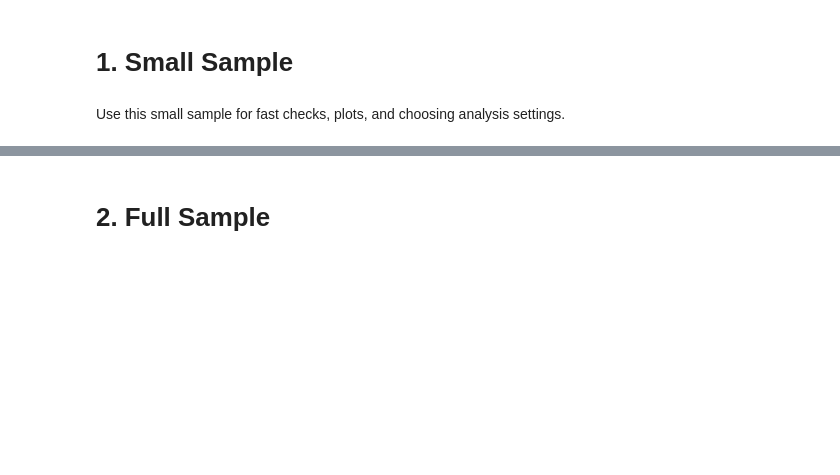
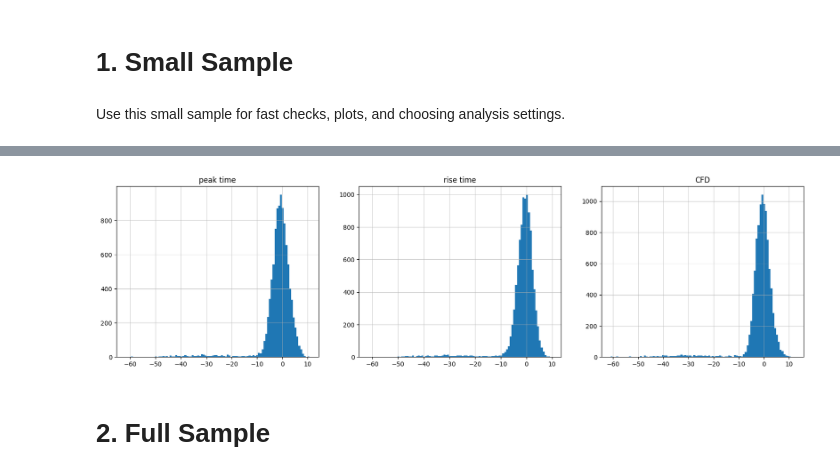
Before and after one commit to TAU-neutrino-lab/PMT-characterization, a Jupyter notebook: PMT-calibration/generic_selection.ipynb, the cells around one changed output, grey strips where cells are left out. Saved outputs shown, nothing was run; the diff lists cells and outputs as text; code cells hidden in the pictures; blank space fills up the shorter version.

```diff
--- a/PMT-calibration/generic_selection.ipynb
+++ b/PMT-calibration/generic_selection.ipynb
@@ -158,0 +322,23 @@ save_plot(fig, save_plots, save_dir, file_nickname, f"basline_quality_{max_sampl
+# %%
+%time
+def charge_around_peak(
+    time_ns,
+    waveform_mV,
+    peak_time_ns,
+    pre_ns=20,
+    post_ns=80,
+):
+
+    mask = (
+        (time_ns >= peak_time_ns - pre_ns)
+        &
+        (time_ns <= peak_time_ns + post_ns)
+    )
+
+    return np.trapezoid(
+        waveform_mV[mask],
+        time_ns[mask],
+    )
+
+q_peak = [ charge_around_peak( time_ns, waveform, peak_time_ns, pre_ns=20, post_ns=80 )
+    for waveform, peak_time_ns in zip( waveforms_sel, df_sel["peak_time_ns"] ) ]
@@ -159,3 +494,20 @@ save_plot(fig, save_plots, save_dir, file_nickname, f"basline_quality_{max_sampl
+# %%
+fig, axes = plt.subplots(1, 3, figsize=(20, 5))
+axes = axes.ravel()
+
+rg = None #(-20, 10)
+
+axes[0].hist(q_peak, bins=100, range=rg, density=False);
+axes[0].set_title("peak time")
+axes[1].hist(q_rise, bins=100, range=rg);
+axes[1].set_title("rise time");
+axes[2].hist(
+    df_sel["charge_cfd20_window"],
+    bins=100,
+    density=False);
+axes[2].set_title("CFD");
+# %% [output]
+[figure, added]
 # %% [markdown]
 # 2. Full Sample
 # %% [markdown]
```
Also changed, not shown: parts of 29 cells of this notebook, 2 other files.
